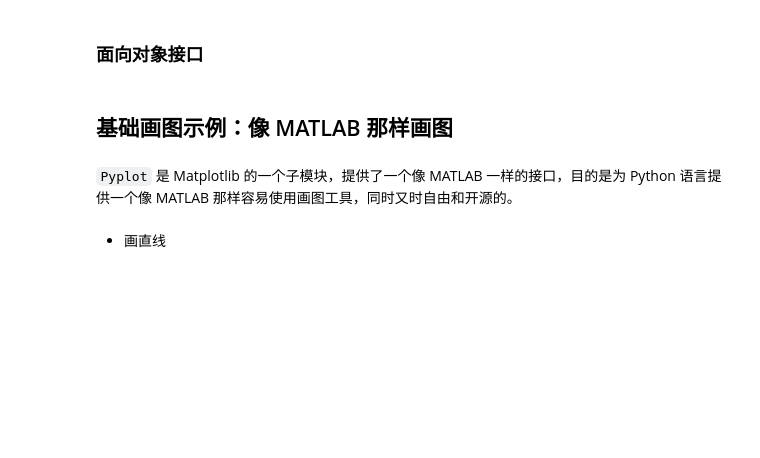
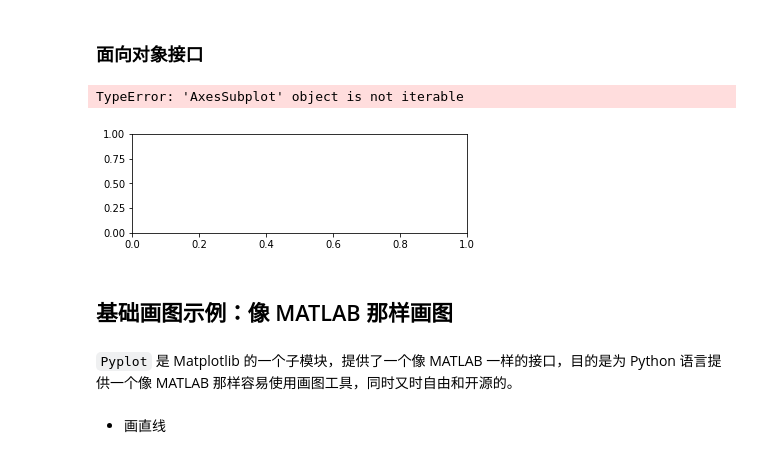
Before and after one commit to weihuayi/class, a Jupyter notebook: pythondata/3.0-Matplotlib可视化基础.ipynb, the cells around one changed output. Saved outputs shown, nothing was run; the diff lists cells and outputs as text; code cells hidden in the pictures; blank space fills up the shorter version.

```diff
--- a/pythondata/3.0-Matplotlib可视化基础.ipynb
+++ b/pythondata/3.0-Matplotlib可视化基础.ipynb
@@ -95,5 +122,12 @@ import matplotlib.pyplot as plt
 # %% [markdown]
 ### 面向对象接口
+# %%
+fig, axes = plt.subplot(212)
+axes[0].plot(x, np.sin(x), 'r')
+axes[1].plot(x, np.cos(x), 'b')
+# %% [output]
+TypeError: 'AxesSubplot' object is not iterable
+[figure, added]
 # %% [markdown]
 ## 基础画图示例：像 MATLAB 那样画图
 # %% [markdown]
```
Also changed, not shown: parts of 3 cells of this notebook, 8 other files.
